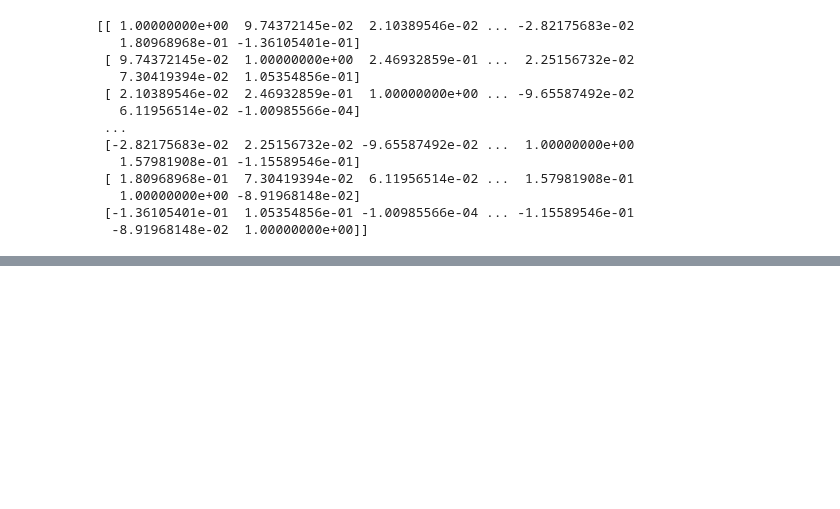
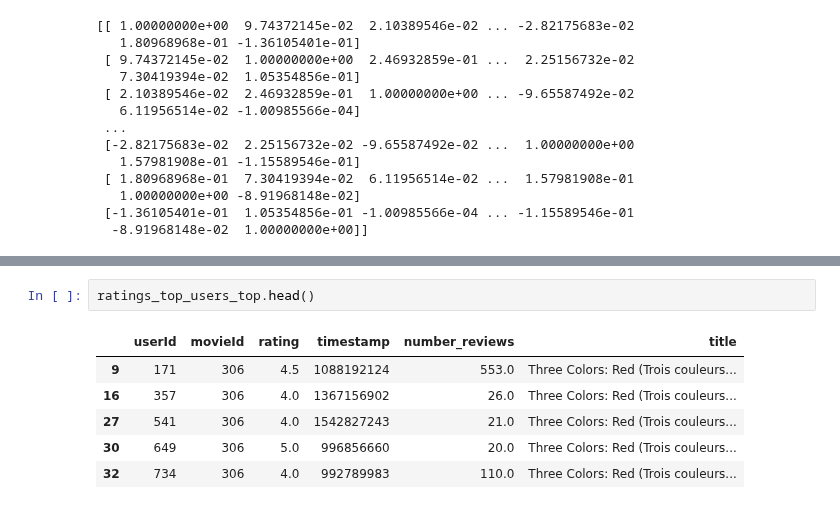
Before and after one commit to joaquim-oliveira-neto/rogue, a Jupyter notebook: notebooks/berns-model-collaborative.ipynb, the cells around one changed output, grey strips where cells are left out. Saved outputs shown, nothing was run; the diff lists cells and outputs as text; blank space fills up the shorter version.

```diff
--- a/notebooks/berns-model-collaborative.ipynb
+++ b/notebooks/berns-model-collaborative.ipynb
@@ -908,0 +876,9 @@ Length: 1000, dtype: float64
+# %%
+ratings_top_users_top.head()
+# %% [output]
+|  | userId | movieId | rating | timestamp | number_reviews | title |
+| 9 | 171 | 306 | 4.5 | 1088192124 | 553.0 | Three Colors: Red (Trois couleurs... |
+| 16 | 357 | 306 | 4.0 | 1367156902 | 26.0 | Three Colors: Red (Trois couleurs... |
+| 27 | 541 | 306 | 4.0 | 1542827243 | 21.0 | Three Colors: Red (Trois couleurs... |
+| 30 | 649 | 306 | 5.0 | 996856660 | 20.0 | Three Colors: Red (Trois couleurs... |
+| 32 | 734 | 306 | 4.0 | 992789983 | 110.0 | Three Colors: Red (Trois couleurs... |
```
Also changed, not shown: parts of 23 cells of this notebook, 3 other files.
